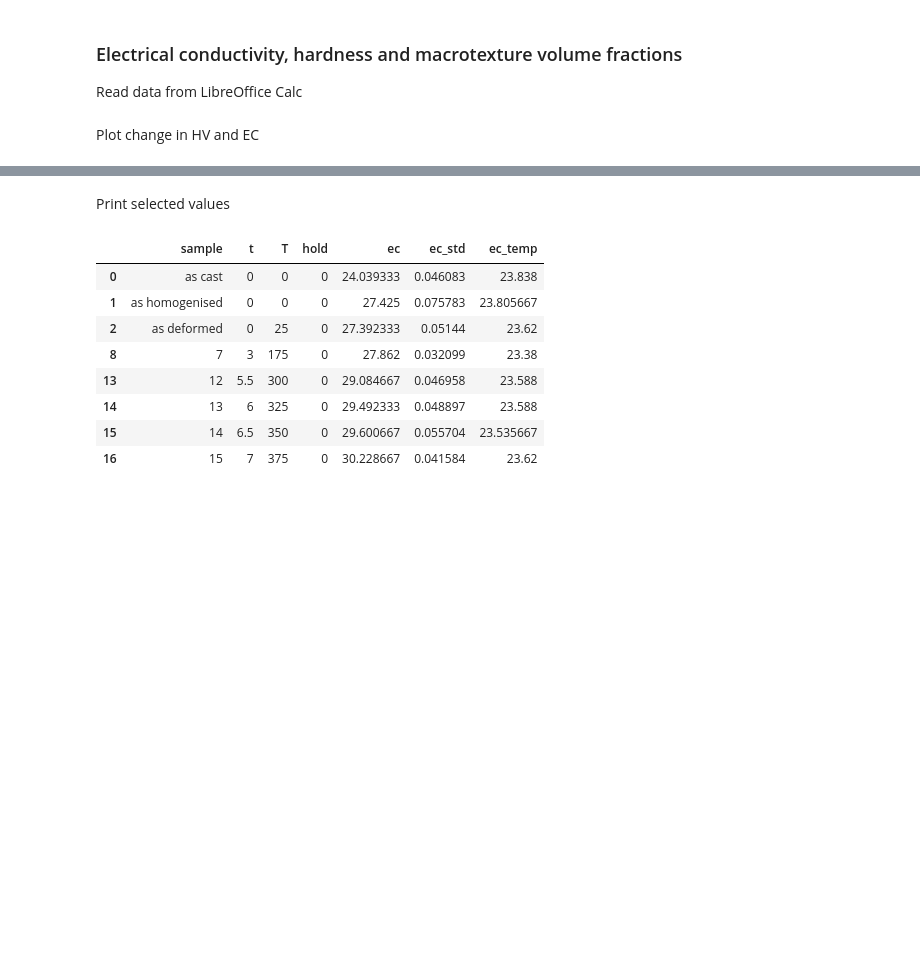
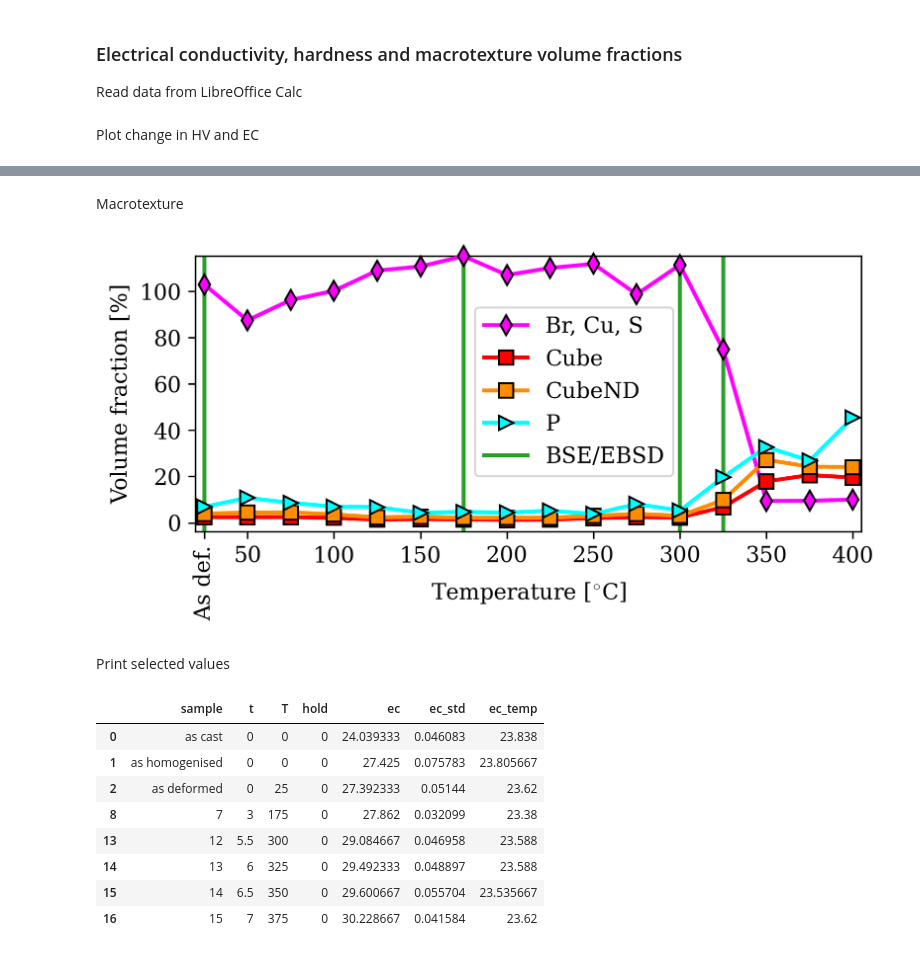
Before and after one commit to hakonanes/p-texture-al-mn-alloys, a Jupyter notebook: notebooks/figures_in_paper.ipynb, the cells around one changed output, grey strips where cells are left out. Drawn from its saved outputs; the diff is of its cells as text; code cells hidden in the pictures; blank space fills up the shorter version.

```diff
--- a/notebooks/figures_in_paper.ipynb
+++ b/notebooks/figures_in_paper.ipynb
@@ -319,3 +258,63 @@ fig.savefig(os.path.join(dir_article, "rx_kinetics/ec_hv_volume_fractions.pdf"),
+# %% [markdown]
+Macrotexture
+# %%
+# Tick properties
+xtick_loc1 = np.array([0, 1, 3, 5, 7, 9, 11, 13, 15])
+xtick_numbered_n = (len(xtick_loc1) - 2)
+xtick_labels1 = [
+    "As def.",
+    "50", "100", "150", "200", "250", "300", "350", "400",
+]
+xtick_rotations = [90] + ["horizontal"] * (xtick_numbered_n + 1)
+
+# Texture component descriptions
+names = ["Br, Cu, S", "Cube", "CubeND", "P"]
+marker_kwds = dict(markersize=7, markeredgecolor="k")
+
+fig, ax = plt.subplots(figsize=(6, 2.5))
+for data, name in zip([texture.deform, texture.cube, texture.cubend, texture.p], names):
+    ax.plot(
+        texture.index,
+        data,
+        f"{comp_markers[name]}-",
+        color=comp_colors[name],
+        label=name,
+        zorder=3,
+        clip_on=False,
+        lw=2,
+        **marker_kwds,
+    )
+
+# Y limits
+m_values = [texture.p.values, texture.cube.values, texture.cubend.values, texture.deform.values]
+y_lim = [np.nanmin(m_values) - 5, np.nanmax(m_values)]
+ax.set_ylim(y_lim)
+
+ax.set_xlabel("Temperature [$^{\circ}$C]", labelpad=-20)
+ax.set_ylabel("Volume fraction [%]")
+
+# Tick parameters
+ax.set_xlim([texture.index.start - 0.2, texture.index.stop - 0.8])
+ax.set_xticks(xtick_loc1)
+ax.set_xticklabels(xtick_labels1)
+for label, rot in zip(ax.get_xmajorticklabels(), xtick_rotations):
+    label.set_rotation(rot)
+
+# Conditions studied by BSE/EBSD
+conditions = [0, 6, 11, 12]
+for condition in conditions:
+    if condition == conditions[-1]:
+        label = "BSE/EBSD"
+    else:
+        label=None
+    ax.axvline(condition, label=label, **bse_ebsd_kw)
+
+# Legend
+ax.legend(loc=(0.42, 0.2))
+
+fig.savefig(os.path.join(dir_article, "macrotexture/volume_fractions.pdf"), **savefig_kw)
+# %% [output]
+[figure, added]
 # %% [markdown]
 Print selected values
 # %%
```
Also changed, not shown: parts of 11 cells of this notebook.
